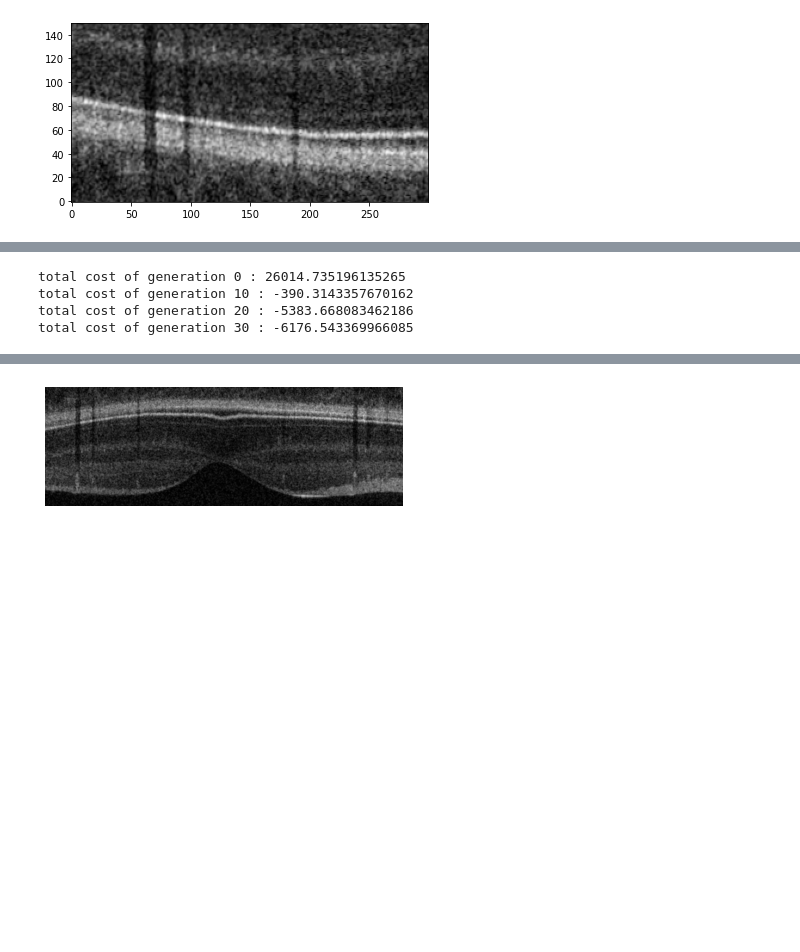
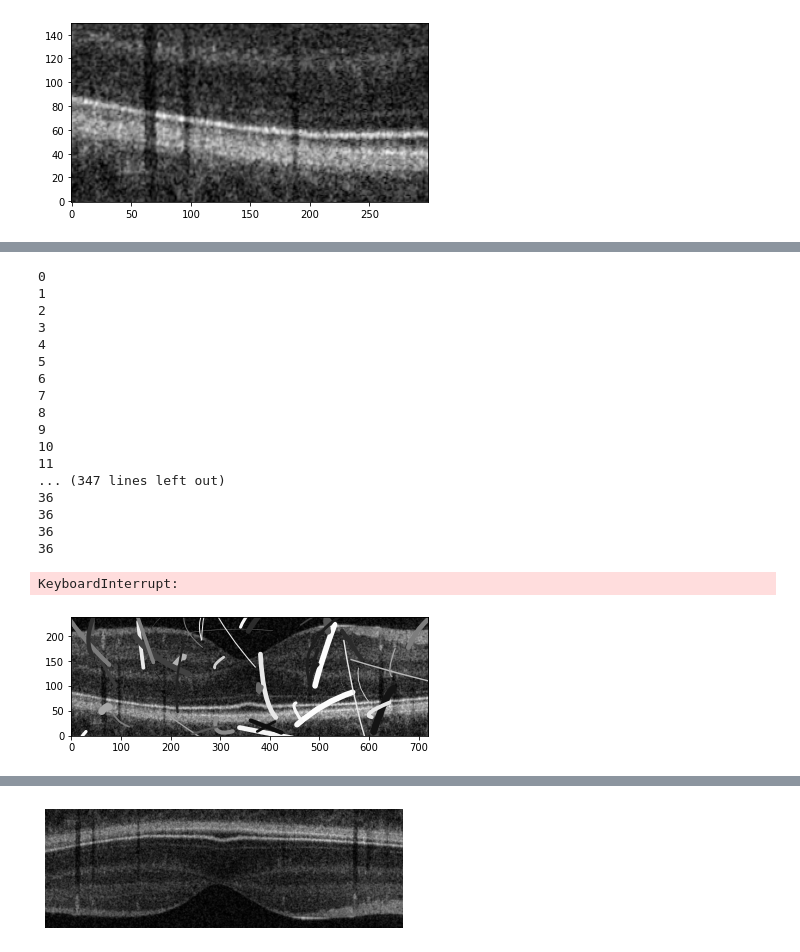
Before and after one commit to liannelong/CITS4404_Project, a Jupyter notebook: CamoWorms/CamoWorms.ipynb, the cells around one changed output, grey strips where cells are left out. Saved outputs shown, nothing was run; the diff lists cells and outputs as text; code cells hidden in the pictures; blank space fills up the shorter version.

```diff
--- a/CamoWorms/CamoWorms.ipynb
+++ b/CamoWorms/CamoWorms.ipynb
@@ -786,7 +772,7 @@ class GeneticAlgorithm:
         self.crossover_rate = crossover_rate
         self.mutation_rate = mutation_rate
         self.weights = weights
-        self.clew_masks: list[WormMask] = []
+        self.clew_masks: list[RectangleEncase] = []
 
     def initialise_population(self, image_shape, init_params):
         population = [random_worm(image_shape, init_params) for _ in range(self.population_size)]
@@ -798,7 +784,7 @@ class GeneticAlgorithm:
         parents = []
         for _ in range(self.population_size):
             # ------------ Replace with Different Function------------
-            tournament_indices = np.random.choice(range(len(population)), tournament_size, replace=False)
+            tournament_indices = np.random.choice(range(len(population)), tournament_size, replace=True)
             tournament = [population[i] for i in tournament_indices]
             winner = random.choice(tournament)
             parents.append(winner)
@@ -846,7 +832,31 @@ class GeneticAlgorithm:
                 elif param == 'colour':
                     worm_params[i] = rng.random()
         return worm_params
-
+    def generateNewPopulation(self, population):
+        Chosen: list[Camo_Worm] = []
+        Chosen_Size = 0
+        break_outer_loop = False
+        for worm in population:
+            print(Chosen_Size)
+            CurrentWorm = RectangleEncase(worm, self.image)
+            if (Chosen_Size == 0):
+                Chosen.append(worm)
+                Chosen_Size += 1
+            elif (Chosen_Size > 0 and Chosen_Size < self.population_size):
+                for other_worm in Chosen:
+                    other_worm = RectangleEncase(other_worm, self.image)
+                    if (CurrentWorm.intersection(other_worm) > 0.9):
+                        # Set the flag to True to break the outer loop
+                        break_outer_loop = True
+                        break  # Break out of the inner loop
+                if break_outer_loop:
+                    continue
+                else:
+                    Chosen.append(worm)
+                    Chosen_Size += 1
+            else:
+                break
+        return Chosen
     def run(self, max_generations, init_params):
         # Initialize population
         population = self.initialise_population(self.image.shape, init_params)
@@ -869,15 +879,17 @@ class GeneticAlgorithm:
 
             # add parents and offspring together
             new_population = population + offspring
-            self.clew_masks = [WormMask(worm, self.image) for worm in new_population]
+            self.clew_masks = [RectangleEncase(worm, self.image) for worm in new_population]
+
             # Evaluate the cost of each worm in the new population
             pop_cost = [cost.evaluate(worm, new_population, self.clew_masks) for worm in new_population]
             # Get the indices of worms sorted by their costs in ascending order
             sorted_indices = sorted(range(len(pop_cost)), key=lambda k: pop_cost[k])
             sorted_population = [new_population[i] for i in sorted_indices]
-
             # Replace old population with new population
-            population = sorted_population[:self.population_size]
+            population = self.generateNewPopulation (sorted_population)
+            #print(len(population))
+            #print(len(sorted_population))
             total_cost = sum([pop_cost[i] for i in sorted_indices[:self.population_size]])
             if generation % 10 == 0:
                 print("total cost of generation", generation, ":", total_cost)
@@ -902,36 +914,51 @@ genetic_algorithm = GeneticAlgorithm(image, population_size, crossover_rate, mut
 init_params = (40, 30, 1)  # Example parameters, adjust as needed
 
 # Define the maximum number of generations
-max_generations = 100
+max_generations = 50
 clew = genetic_algorithm.run(max_generations, init_params)
 
 # Display the optimized population of worms
 drawing = Drawing(image)
 for worm in clew:
     drawing.add_worms(worm)
 
 
 # # ~~~~~~~~~~~~~~~~~~~~~~~~~~~~~~~~~~~~~~~~~~~~~~~~~~~~~~~~~~~~~~~~~~~~
 # # Testing cost function for a single worm
 # worm_test = Camo_Worm(100, 180, 50, np.pi/6, 70, np.pi/4, 10, 0.6)
 # worm_test2 = Camo_Worm(300, 160, 50, np.pi/6, 70, np.pi/4, 8, 0.6)
 # test = ['x', 'y', 'r', 'theta', 'dr', 'dgamma', 'width', 'colour']
 # print(worm_test)
 # cost = CostFunction(image, weights)
 # c_c = cost.evaluate(worm_test, [worm_test, worm_test2])
 # print(c_c)
 # drawing.add_worms(worm_test)
 # drawing.add_worms(worm_test2)
 drawing.show()
 
 # blank drawing
 blank_drawing = Drawing(np.full((240, 720), 0, dtype=np.uint8))
 for worm in clew:
     blank_drawing.add_worms(worm)
 blank_drawing.show()
 # %% [output]
-total cost of generation 0 : 26014.735196135265
-total cost of generation 10 : -390.3143357670162
-total cost of generation 20 : -5383.668083462186
-total cost of generation 30 : -6176.543369966085
+0
+1
+2
+3
+4
+5
+6
+7
+8
+9
+10
+11
+... (347 lines left out)
+36
+36
+36
+36
+KeyboardInterrupt:
+[figure, added]
 # %%
```
Also changed, not shown: parts of 6 cells of this notebook.
